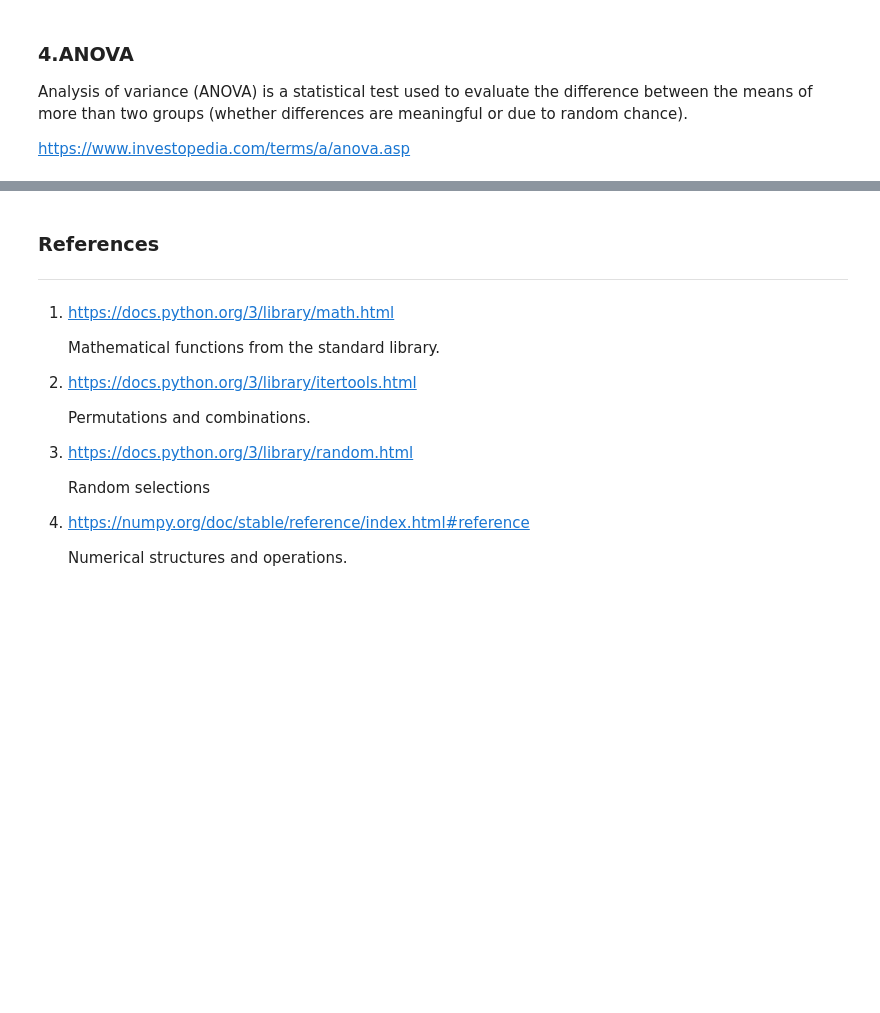
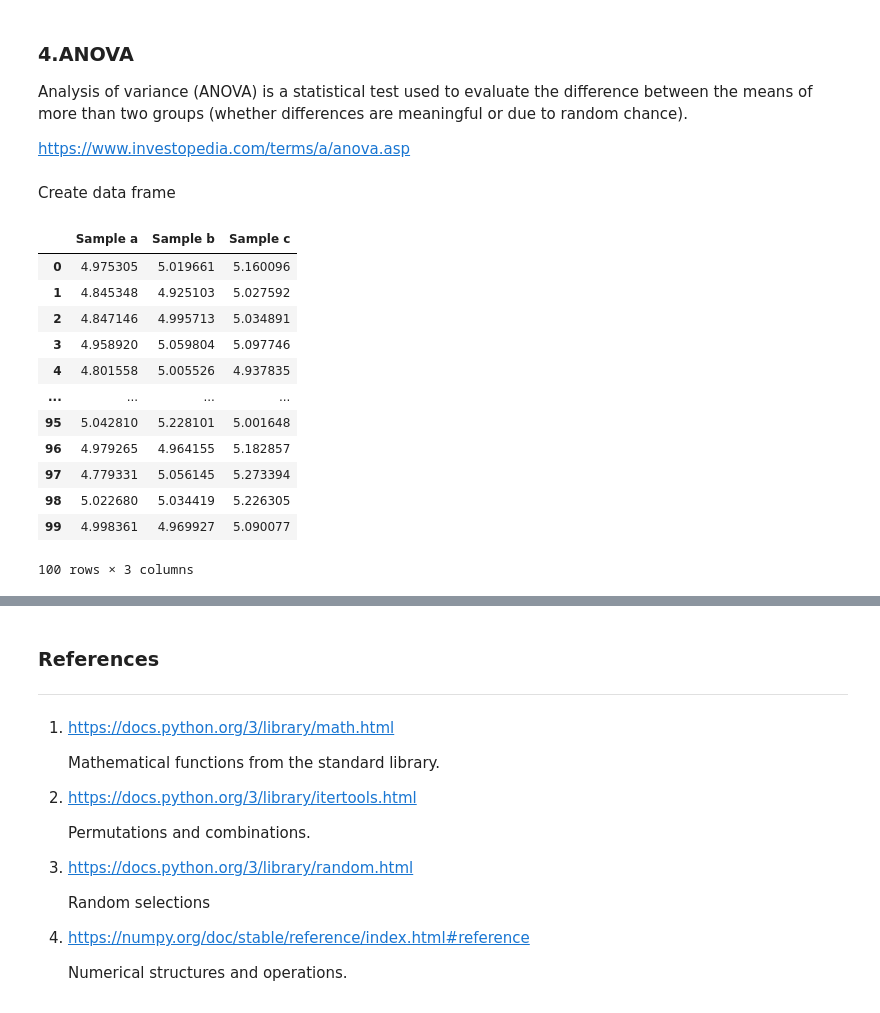
Before and after one commit to PCM11/applied-statistics, a Jupyter notebook: tasks.ipynb, the cells around one changed output, grey strips where cells are left out. Drawn from its saved outputs; the diff is of its cells as text; code cells hidden in the pictures; blank space fills up the shorter version.

```diff
--- a/tasks.ipynb
+++ b/tasks.ipynb
@@ -386,3 +391,24 @@ sample_b = np.random.normal(loc=5.0, scale=0.1, size=100)
 
 # Third sample.
 sample_c = np.random.normal(loc=5.1, scale=0.1, size=100)
+# %% [markdown]
+Create data frame
+# %%
+df = pd.DataFrame({'Sample a': sample_a, 'Sample b': sample_b, 'Sample c': sample_c})
+
+#Show
+df
+# %% [output]
+|  | Sample a | Sample b | Sample c |
+| 0 | 4.975305 | 5.019661 | 5.160096 |
+| 1 | 4.845348 | 4.925103 | 5.027592 |
+| 2 | 4.847146 | 4.995713 | 5.034891 |
+| 3 | 4.958920 | 5.059804 | 5.097746 |
+| 4 | 4.801558 | 5.005526 | 4.937835 |
+| ... | ... | ... | ... |
+| 95 | 5.042810 | 5.228101 | 5.001648 |
+| 96 | 4.979265 | 4.964155 | 5.182857 |
+| 97 | 4.779331 | 5.056145 | 5.273394 |
+| 98 | 5.022680 | 5.034419 | 5.226305 |
+| 99 | 4.998361 | 4.969927 | 5.090077 |
+100 rows × 3 columns
```
Also changed, not shown: parts of 20 cells of this notebook, 1 other file.
